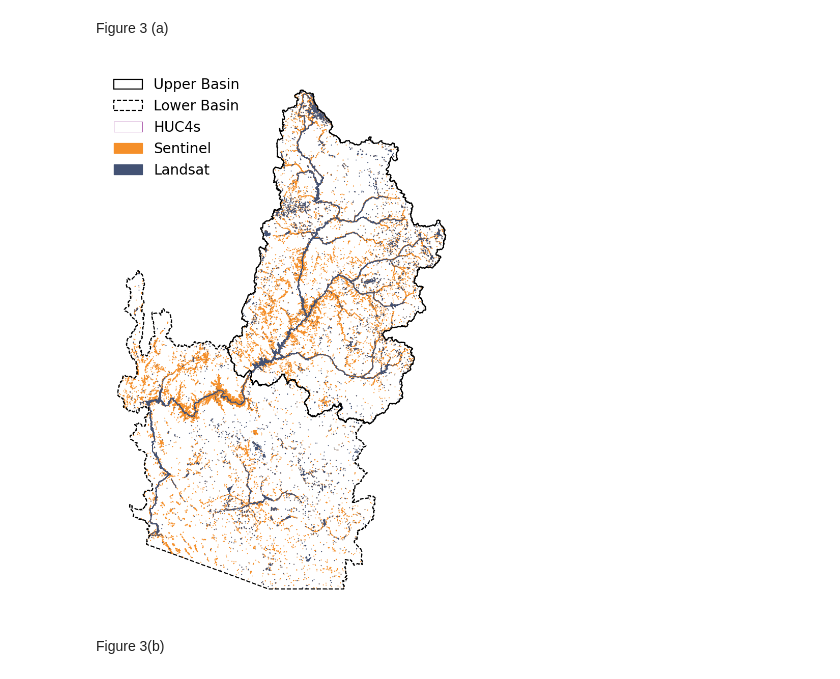
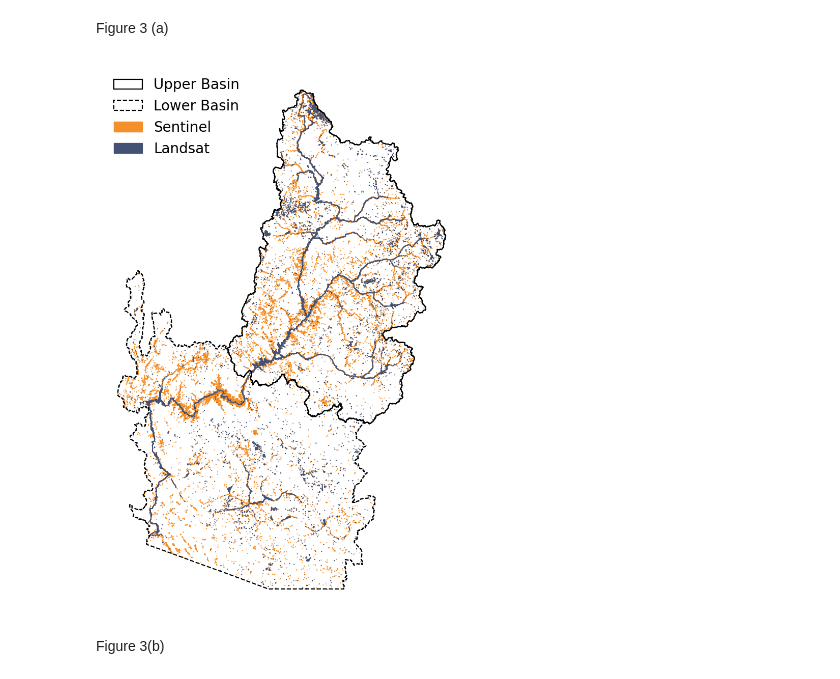
Before and after one commit to ppuentex/detection_comparison-CRB, a Jupyter notebook: results/generate_figures.ipynb, the cells around one changed output. Saved outputs shown, nothing was run; the diff lists cells and outputs as text; code cells hidden in the pictures.

```diff
--- a/results/generate_figures.ipynb
+++ b/results/generate_figures.ipynb
@@ -33,33 +37,33 @@ lower_hucs = lower_hucs.to_crs(epsg=3857)
 # %%
 plt.rcParams.update({'font.size': 20})
 fig, ax = plt.subplots(figsize=(10,14))
 
 #inundation from landsat and sentinel
 landsat.plot(ax = ax, edgecolor = '#435274', facecolor = '#435274', zorder = 4)
 sentinel.plot(ax = ax, edgecolor ="#F58F29" , facecolor = '#F58F29', zorder = 3)
 
 ax.axis('off')
 
 #upper and lower basin division
 upper_hucs.plot(ax=ax, edgecolor = 'black', zorder = 6, facecolor = 'none', linewidth = 1.6)
 lower_hucs.plot(ax = ax, edgecolor ='black', zorder = 6, facecolor = 'none', linewidth = 1.6, linestyle = '--')
 
 # Patch for shaded HUCs
 sentinel_patch = mpatches.Patch(facecolor='#F58F29', edgecolor='#F58F29', label='Sentinel')
 landsat_patch = mpatches.Patch(facecolor='#435274', edgecolor='#435274', label='Landsat')
 upper_patch = mpatches.Patch(facecolor='none', edgecolor='black', linewidth= 1.6, label='Upper Basin')
 lower_patch = mpatches.Patch(facecolor='none', edgecolor='black', linestyle='--', linewidth= 1.6, label='Lower Basin')
 
 # # Combine all into one legend
-legend_handles = [upper_patch, lower_patch,huc4_patch, sentinel_patch, landsat_patch]
+legend_handles = [upper_patch, lower_patch, sentinel_patch, landsat_patch]
 
 # Add legend to plot
 ax.legend(handles=legend_handles, loc='upper left', frameon=False, fontsize=20)
 plt.savefig('../results/figures/fig3a_inundation_map.jpg',bbox_inches ='tight', dpi = 600)
 
 plt.show()
 # %% [output]
-[figure, old version]
+[figure, new version]
 # %% [markdown]
 Figure 3(b)
 # %%
```
Also changed, not shown: parts of 17 cells of this notebook, 4 other files.
